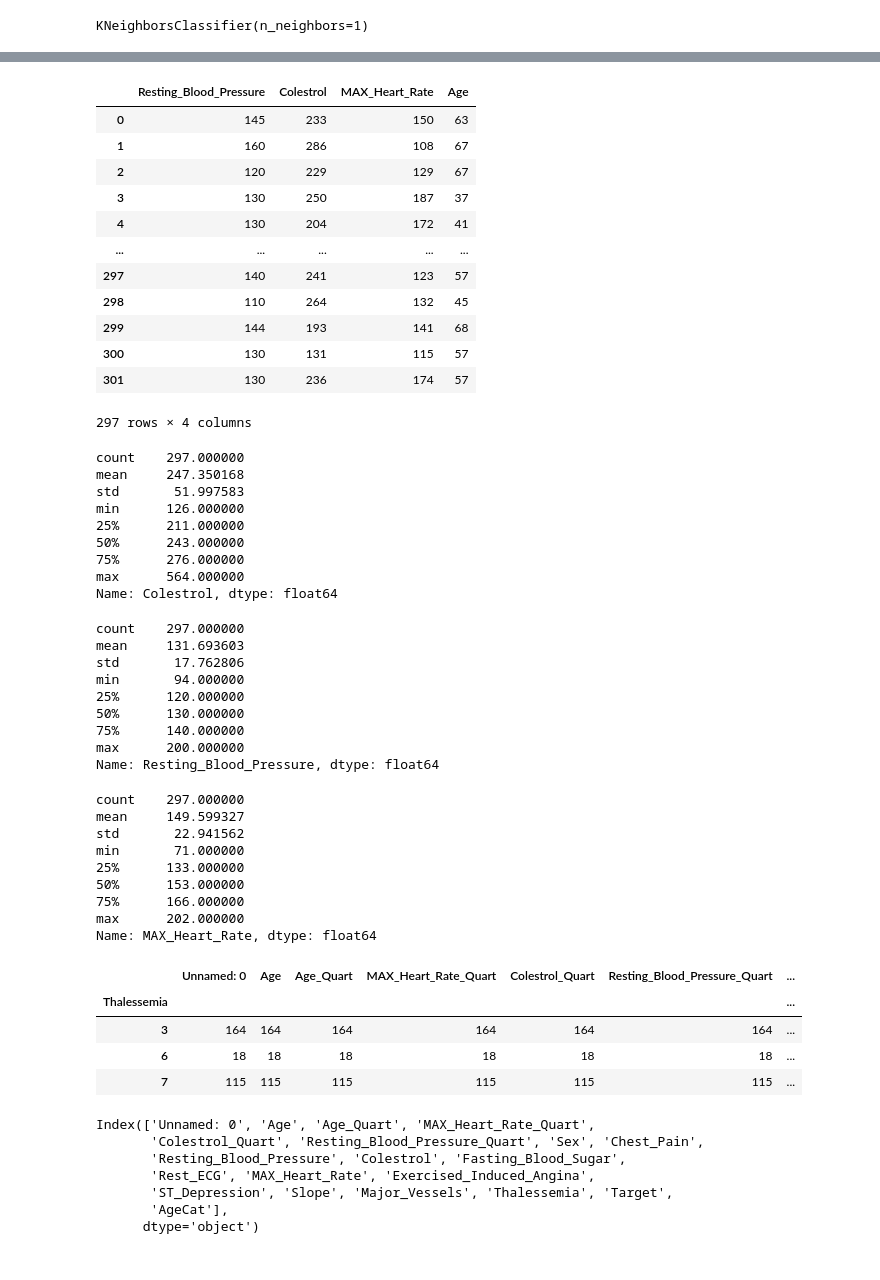
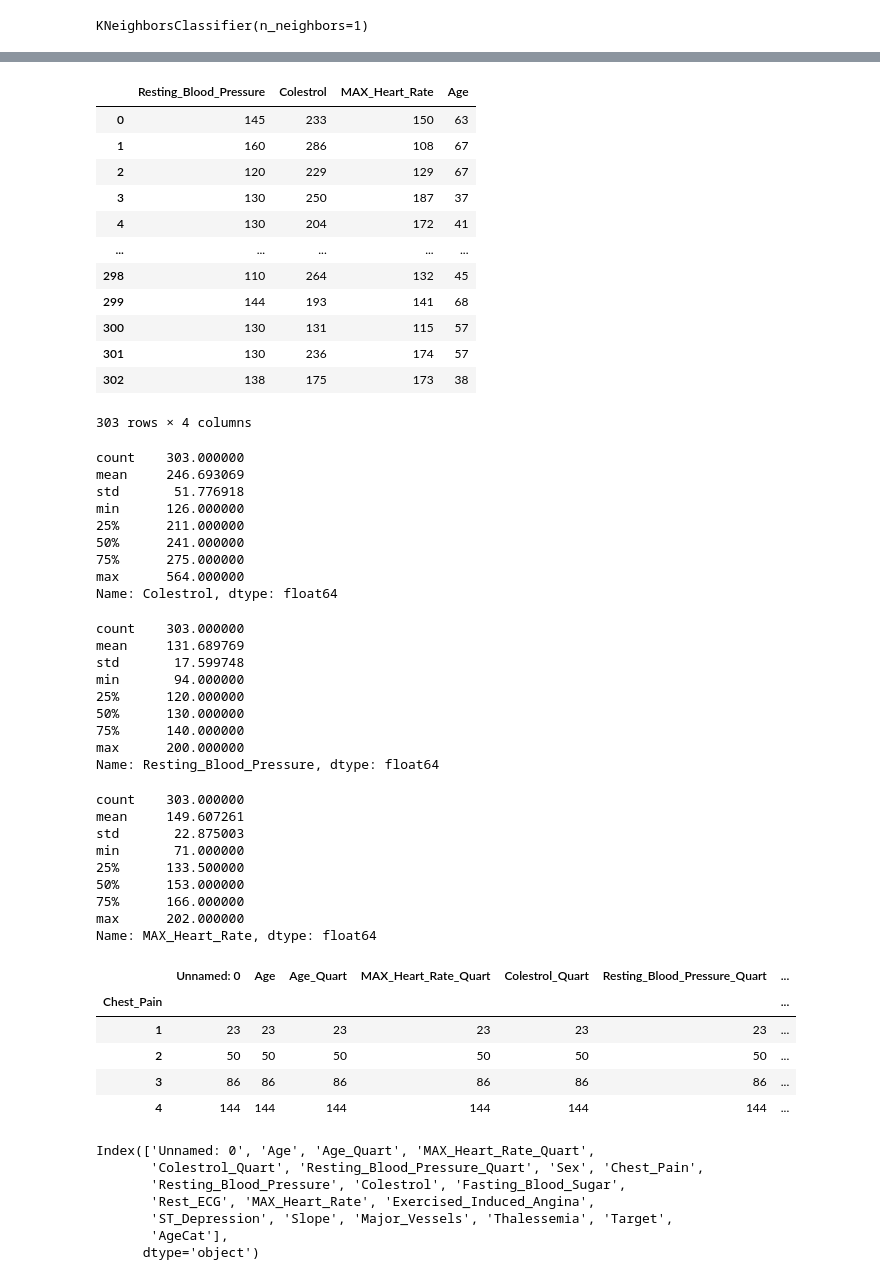
Before and after one commit to KamenDamov/Heart-Disease-ML, a Jupyter notebook: Heart Disease.ipynb, the cells around one changed output, grey strips where cells are left out. Saved outputs shown, nothing was run; the diff lists cells and outputs as text; code cells hidden in the pictures.

```diff
--- a/Heart Disease.ipynb
+++ b/Heart Disease.ipynb
@@ -9,3 +9,12 @@ import seaborn as sns
 df = pd.read_csv('Heart_DF.csv')
 # %%
 #Data Exploration
+# %%
+df['Major_Vessels'] = df['Major_Vessels'].replace(to_replace='?', value='4')
+df['Thalessemia'] = df['Thalessemia'].replace(to_replace='?', value='1')
+data_types_dict = {'Major_Vessels': int, 'Thalessemia': int}
+
+# we will change the data type
+# of id column to str by giving
+# the dict to the astype method
+df = df.astype(data_types_dict)
@@ -557,30 +567,30 @@ to_convert
 | 3 | 130 | 250 | 187 | 37 |
 | 4 | 130 | 204 | 172 | 41 |
 | ... | ... | ... | ... | ... |
-| 297 | 140 | 241 | 123 | 57 |
 | 298 | 110 | 264 | 132 | 45 |
 | 299 | 144 | 193 | 141 | 68 |
 | 300 | 130 | 131 | 115 | 57 |
 | 301 | 130 | 236 | 174 | 57 |
+| 302 | 138 | 175 | 173 | 38 |
-297 rows × 4 columns
+303 rows × 4 columns
 # %%
 df['Colestrol'].describe()
 # %% [output]
-count    297.000000
-mean     247.350168
-std       51.997583
+count    303.000000
+mean     246.693069
+std       51.776918
 min      126.000000
 25%      211.000000
-50%      243.000000
-75%      276.000000
+50%      241.000000
+75%      275.000000
 max      564.000000
 Name: Colestrol, dtype: float64
 # %%
 df['Resting_Blood_Pressure'].describe()
 # %% [output]
-count    297.000000
-mean     131.693603
-std       17.762806
+count    303.000000
+mean     131.689769
+std       17.599748
 min       94.000000
 25%      120.000000
 50%      130.000000
@@ -590,23 +600,24 @@ Name: Resting_Blood_Pressure, dtype: float64
 # %%
 df['MAX_Heart_Rate'].describe()
 # %% [output]
-count    297.000000
-mean     149.599327
-std       22.941562
+count    303.000000
+mean     149.607261
+std       22.875003
 min       71.000000
-25%      133.000000
+25%      133.500000
 50%      153.000000
 75%      166.000000
 max      202.000000
 Name: MAX_Heart_Rate, dtype: float64
 # %%
-df.groupby('Thalessemia').count()
+df.groupby('Chest_Pain').count()
 # %% [output]
 |  | Unnamed: 0 | Age | Age_Quart | MAX_Heart_Rate_Quart | Colestrol_Quart | Resting_Blood_Pressure_Quart | ... |
-| Thalessemia |  |  |  |  |  |  | ... |
-| 3 | 164 | 164 | 164 | 164 | 164 | 164 | ... |
-| 6 | 18 | 18 | 18 | 18 | 18 | 18 | ... |
-| 7 | 115 | 115 | 115 | 115 | 115 | 115 | ... |
+| Chest_Pain |  |  |  |  |  |  | ... |
+| 1 | 23 | 23 | 23 | 23 | 23 | 23 | ... |
+| 2 | 50 | 50 | 50 | 50 | 50 | 50 | ... |
+| 3 | 86 | 86 | 86 | 86 | 86 | 86 | ... |
+| 4 | 144 | 144 | 144 | 144 | 144 | 144 | ... |
 # %%
 df.columns
 # %% [output]
```
Also changed, not shown: parts of 35 cells of this notebook.
